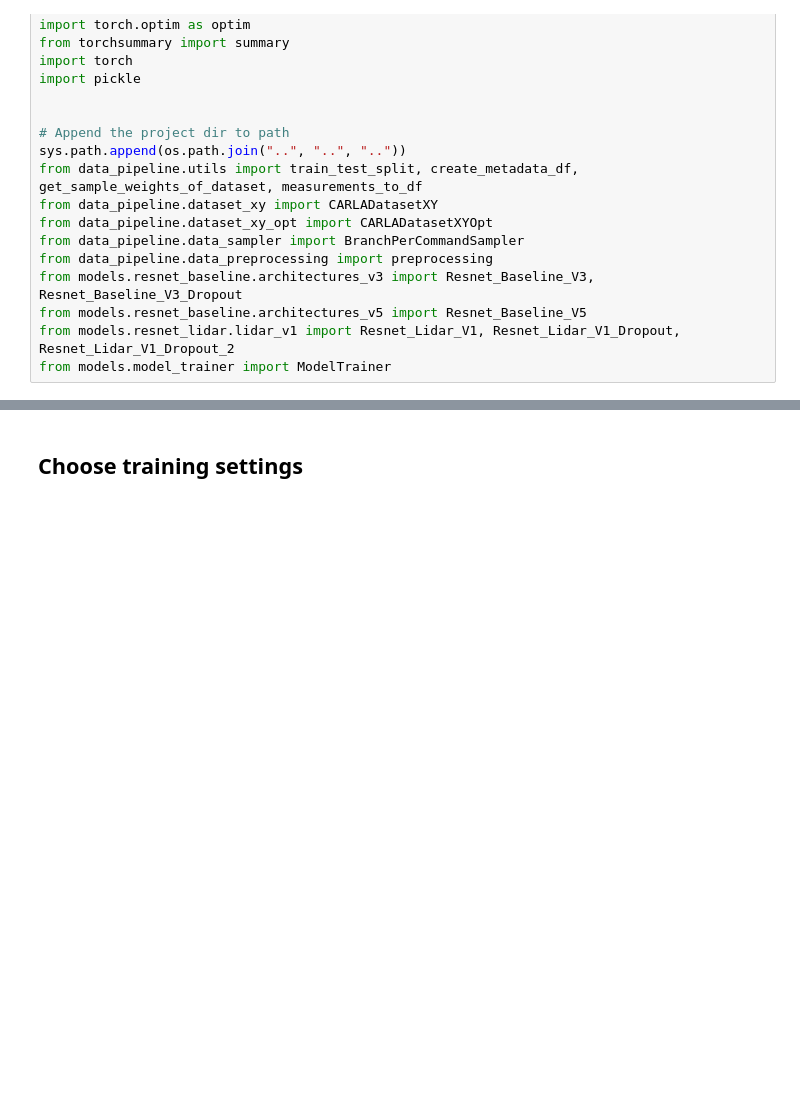
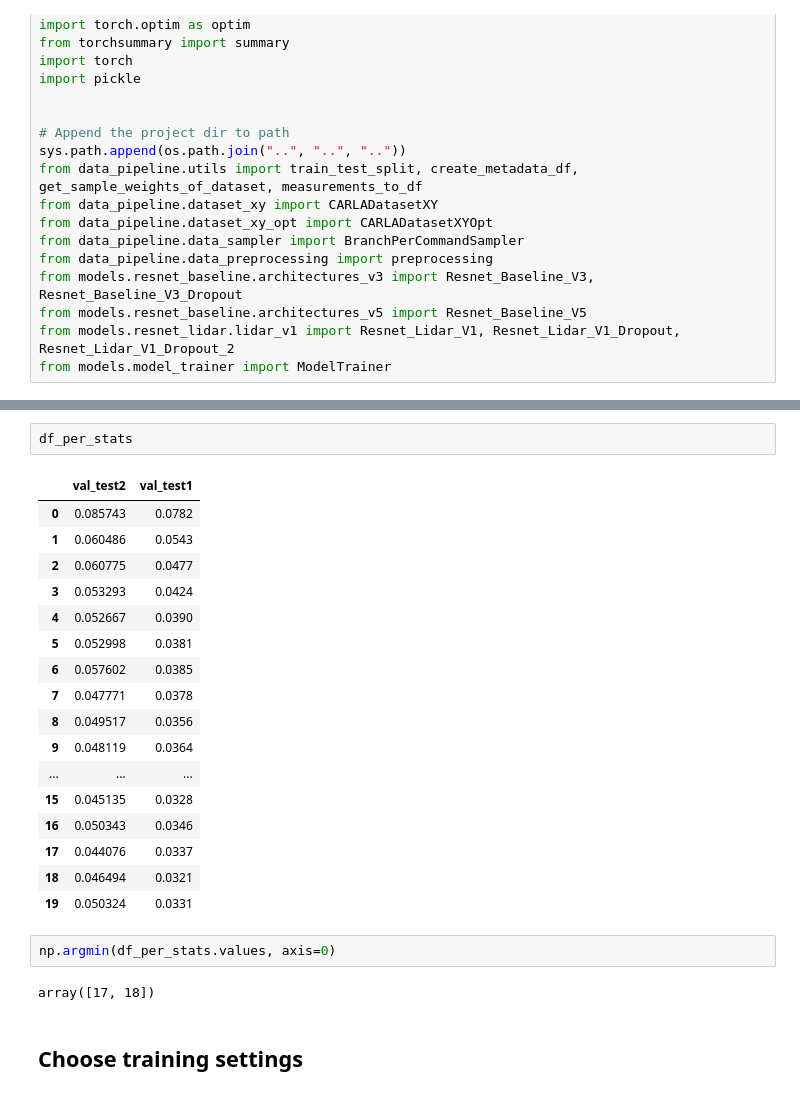
Before and after one commit to moritzwassmer/APPRAS_e2e_imitation, a Jupyter notebook: models/resnet_baseline/notebooks/run_model_trainer.ipynb, the cells around one changed output, grey strips where cells are left out. Saved outputs shown, nothing was run; the diff lists cells and outputs as text; blank space fills up the shorter version.

```diff
--- a/models/resnet_baseline/notebooks/run_model_trainer.ipynb
+++ b/models/resnet_baseline/notebooks/run_model_trainer.ipynb
@@ -26,3 +63,27 @@ from models.model_trainer import ModelTrainer
+# %%
+df_per_stats
+# %% [output]
+|  | val_test2 | val_test1 |
+| 0 | 0.085743 | 0.0782 |
+| 1 | 0.060486 | 0.0543 |
+| 2 | 0.060775 | 0.0477 |
+| 3 | 0.053293 | 0.0424 |
+| 4 | 0.052667 | 0.0390 |
+| 5 | 0.052998 | 0.0381 |
+| 6 | 0.057602 | 0.0385 |
+| 7 | 0.047771 | 0.0378 |
+| 8 | 0.049517 | 0.0356 |
+| 9 | 0.048119 | 0.0364 |
+| ... | ... | ... |
+| 15 | 0.045135 | 0.0328 |
+| 16 | 0.050343 | 0.0346 |
+| 17 | 0.044076 | 0.0337 |
+| 18 | 0.046494 | 0.0321 |
+| 19 | 0.050324 | 0.0331 |
+# %%
+np.argmin(df_per_stats.values, axis=0)
+# %% [output]
+array([17, 18])
 # %% [markdown]
 ## Choose training settings
 # %%
```
Also changed, not shown: parts of 15 cells of this notebook.
